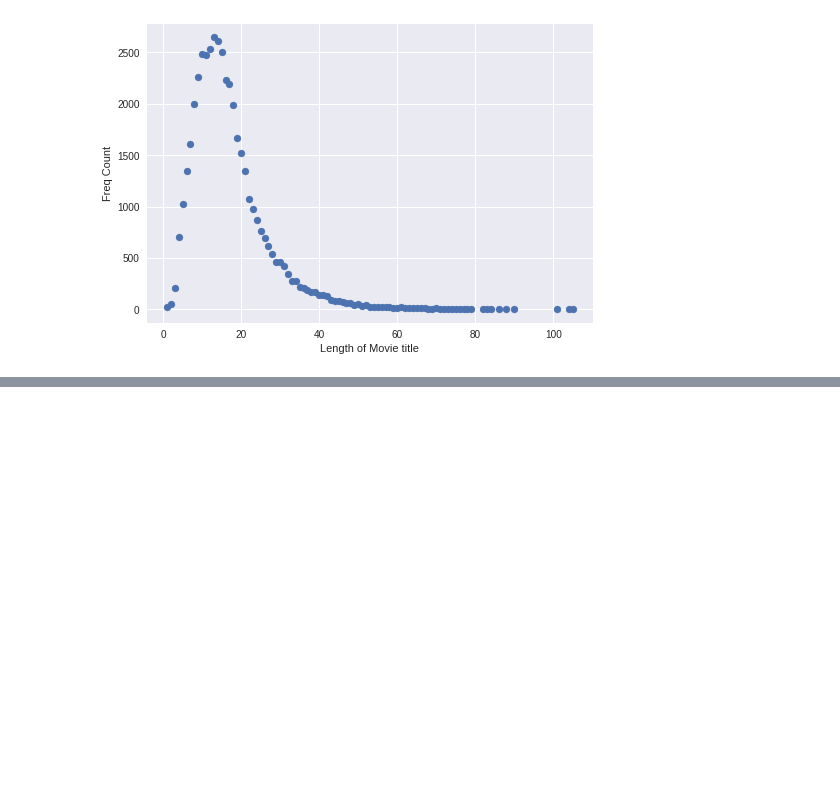
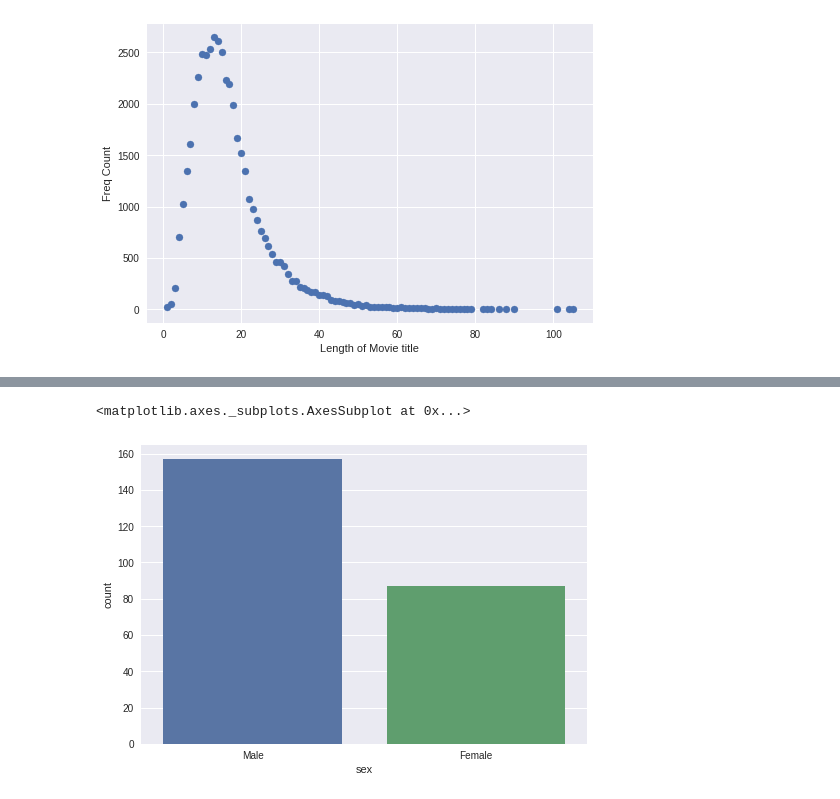
Before and after one commit to developerwizards/Data-science-DW, a Jupyter notebook: Data_Visualization.ipynb, the cells around one changed output, grey strips where cells are left out. Cells and saved outputs as stored; diff of their text form; code cells hidden in the pictures; blank space fills up the shorter version.

```diff
--- a/Data_Visualization.ipynb
+++ b/Data_Visualization.ipynb
@@ -377,0 +428,5 @@ plt.show()
+# %%
+sns.countplot(x='sex', data=tips)
+# %% [output]
+<matplotlib.axes._subplots.AxesSubplot at 0x...>
+[figure, added]
```
Also changed, not shown: parts of 37 cells of this notebook.
